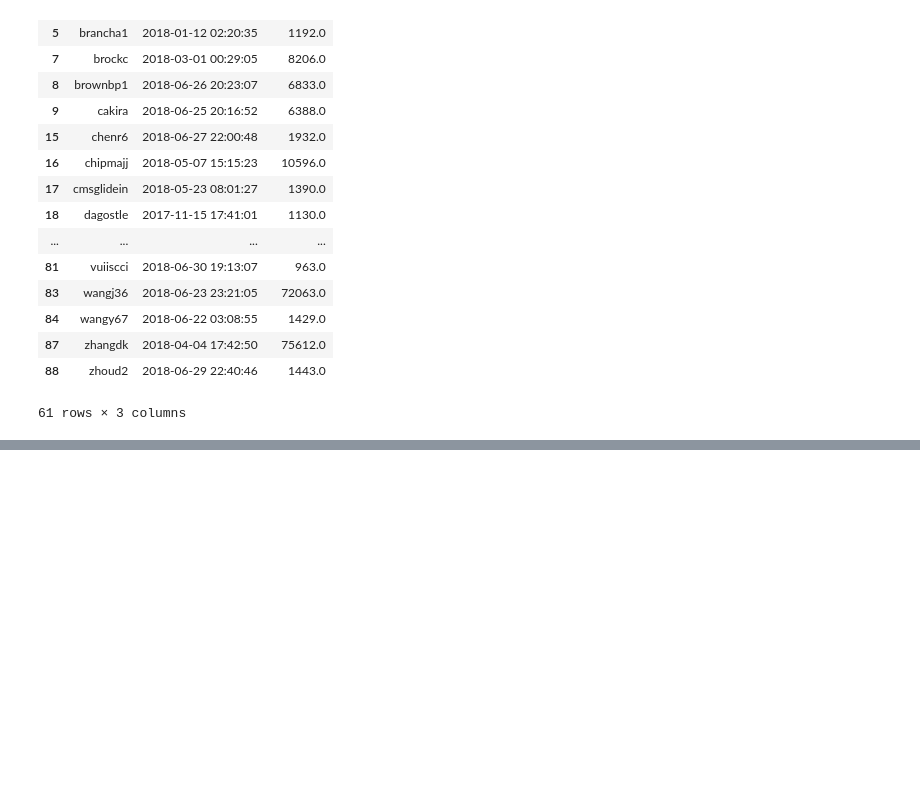
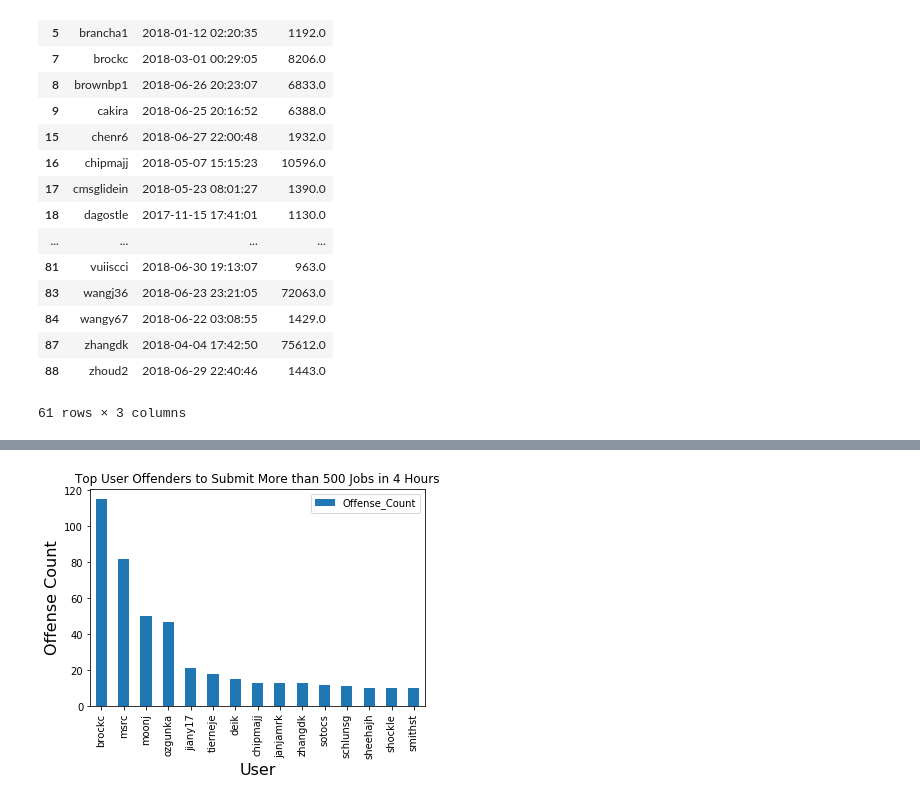
Before and after one commit to Cjcarlevato/data-question-2-dream-crushers, a Jupyter notebook: ACCREdata-Copy1.ipynb, the cells around one changed output, grey strips where cells are left out. Cells and saved outputs as stored; diff of their text form; code cells hidden in the pictures; blank space fills up the shorter version.

Commit message:
Edited file and added graphs

```diff
--- a/ACCREdata-Copy1.ipynb
+++ b/ACCREdata-Copy1.ipynb
@@ -277,0 +186,5 @@ rolling_user_max.shape #Out of 89 users, 61 users have produced more than 500 jo
+# %%
+# counts the users that reach 500 during a 4hr. time frame.  Note repeat offenders and index value to observe
+# different job
+users500up=rolling_df.loc[rolling_df['JobIDRaw']==500]
+print(users500up)
@@ -277,0 +209,6 @@ rolling_user_max.shape #Out of 89 users, 61 users have produced more than 500 jo
+# %%
+# determine the users with number of repeat offenses
+r_o = users500up.User.value_counts()
+# %%
+repeated_offender = pd.DataFrame(r_o).reset_index()
+repeated_offender.head()
@@ -277,0 +222,3 @@ rolling_user_max.shape #Out of 89 users, 61 users have produced more than 500 jo
+# %%
+repeated_offender1=repeated_offender.rename(index=str,columns={'User':'Offense_Count', 'index':'User'})
+repeated_offender1.head()
@@ -277,0 +232,10 @@ rolling_user_max.shape #Out of 89 users, 61 users have produced more than 500 jo
+# %%
+repeated_offender2=repeated_offender1.loc[repeated_offender1['Offense_Count']>=10] #looked at users with more than
+# 10 repeatable offenses
+
+repeated_offender2.plot(kind='bar',x='User',title='Top User Offenders to Submit More than 500 Jobs in 4 Hours')
+plt.xlabel('User', fontsize=16)
+plt.ylabel('Offense Count', fontsize=16)
+plt.show()
+# %% [output]
+[figure, added]
```
Also changed, not shown: parts of 34 cells of this notebook.
